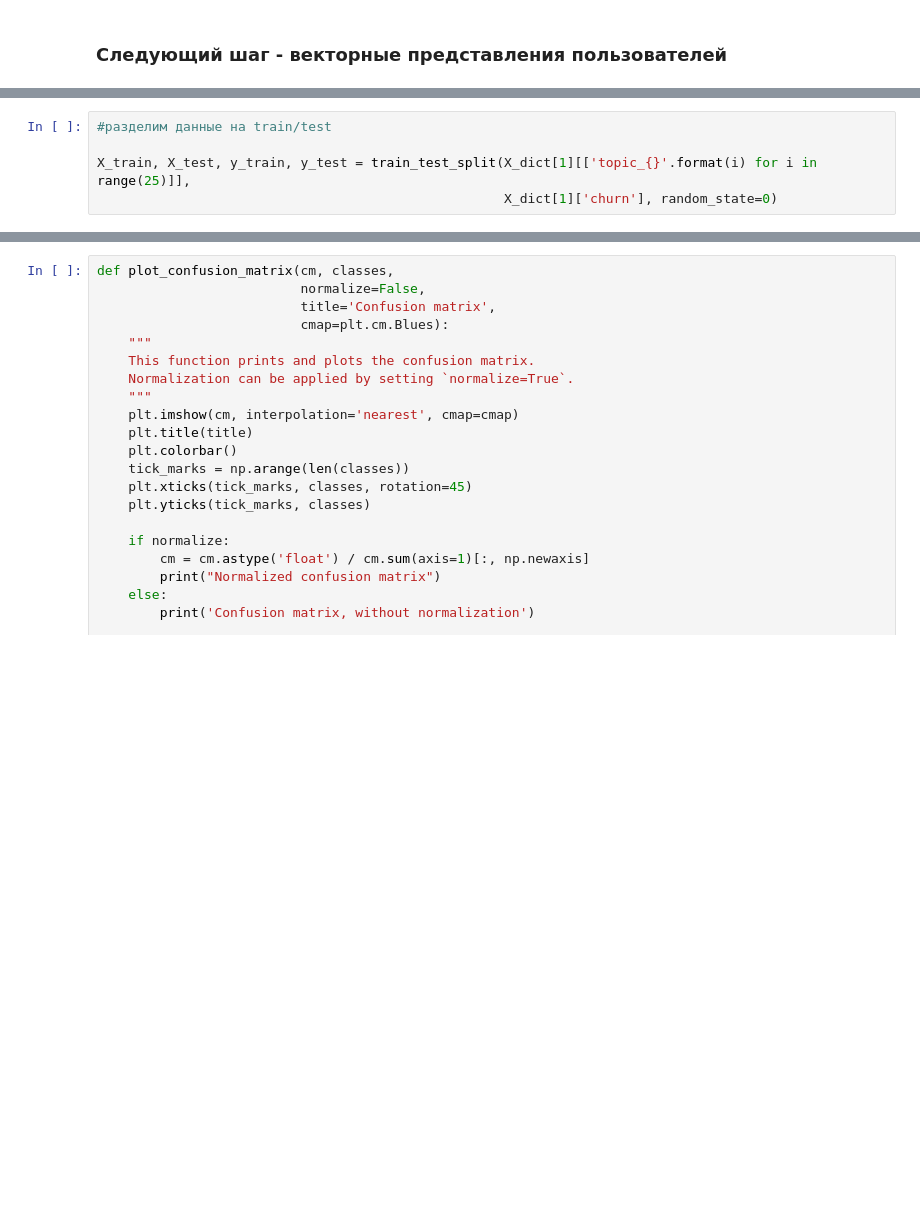
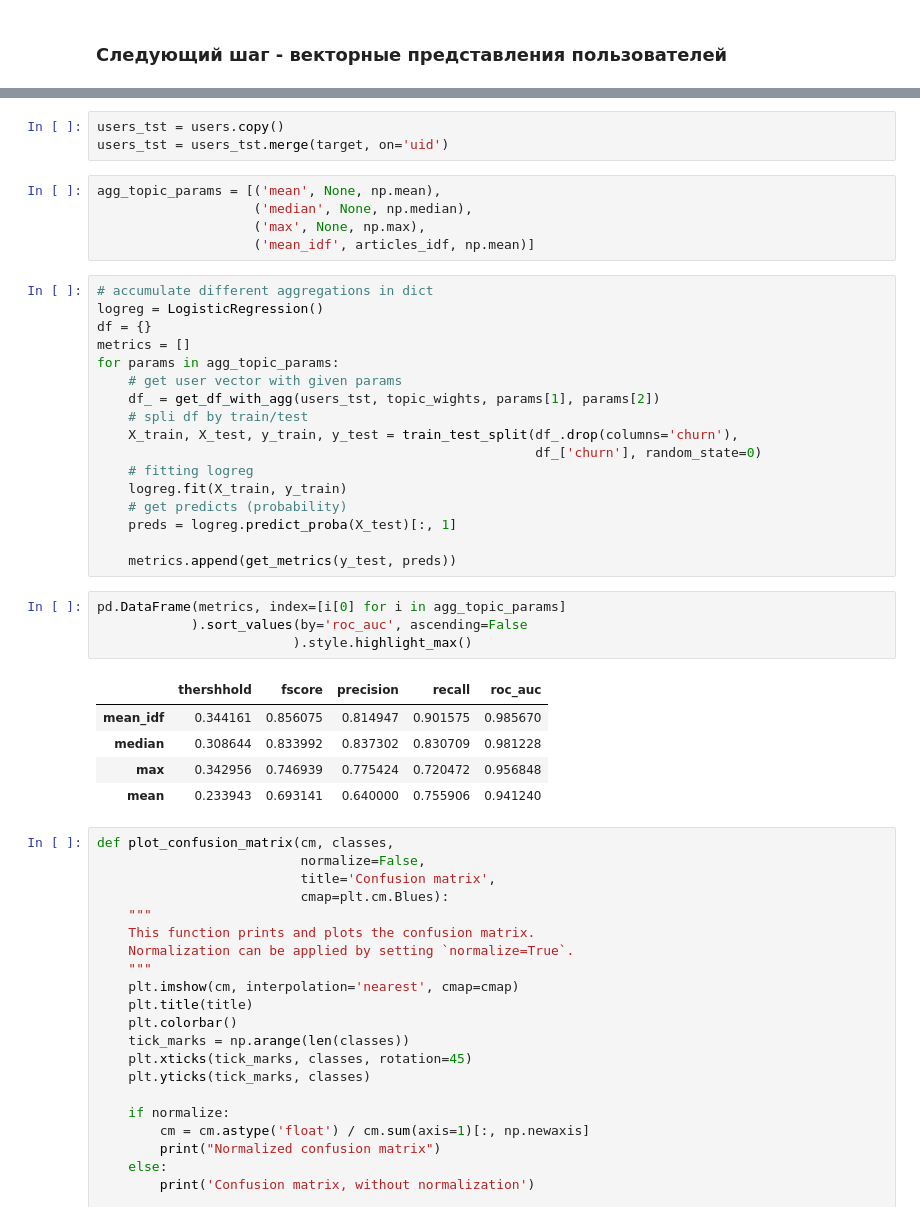
Before and after one commit to DenisLezin/GB_ML_in_busines_old, a Jupyter notebook: HW2_DenisL.ipynb, the cells around one changed output, grey strips where cells are left out. Drawn from its saved outputs; the diff is of its cells as text; blank space fills up the shorter version.

```diff
--- a/HW2_DenisL.ipynb
+++ b/HW2_DenisL.ipynb
@@ -494,5 +431,0 @@ import matplotlib.pyplot as plt
-# %%
-#разделим данные на train/test
-
-X_train, X_test, y_train, y_test = train_test_split(X_dict[1][['topic_{}'.format(i) for i in range(25)]],
-                                                    X_dict[1]['churn'], random_state=0)
@@ -527,3 +492,38 @@ Best Threshold=0.200691, F-Score=0.620, Precision=0.524, Recall=0.759
+# %%
+users_tst = users.copy()
+users_tst = users_tst.merge(target, on='uid')
+# %%
+agg_topic_params = [('mean', None, np.mean),
+                    ('median', None, np.median),
+                    ('max', None, np.max),
+                    ('mean_idf', articles_idf, np.mean)]
+# %%
+# accumulate different aggregations in dict
+logreg = LogisticRegression()
+df = {}
+metrics = []
+for params in agg_topic_params:
+    # get user vector with given params
+    df_ = get_df_with_agg(users_tst, topic_wights, params[1], params[2])
+    # spli df by train/test
+    X_train, X_test, y_train, y_test = train_test_split(df_.drop(columns='churn'),
+                                                        df_['churn'], random_state=0)
+    # fitting logreg
+    logreg.fit(X_train, y_train)
+    # get predicts (probability)
+    preds = logreg.predict_proba(X_test)[:, 1]
+
+    metrics.append(get_metrics(y_test, preds))
+# %%
+pd.DataFrame(metrics, index=[i[0] for i in agg_topic_params]
+            ).sort_values(by='roc_auc', ascending=False
+                         ).style.highlight_max()
+# %% [output]
+|  | thershhold | fscore | precision | recall | roc_auc |
+| mean_idf | 0.344161 | 0.856075 | 0.814947 | 0.901575 | 0.985670 |
+| median | 0.308644 | 0.833992 | 0.837302 | 0.830709 | 0.981228 |
+| max | 0.342956 | 0.746939 | 0.775424 | 0.720472 | 0.956848 |
+| mean | 0.233943 | 0.693141 | 0.640000 | 0.755906 | 0.941240 |
 # %%
 def plot_confusion_matrix(cm, classes,
                           normalize=False,
```
Also changed, not shown: parts of 55 cells of this notebook.
